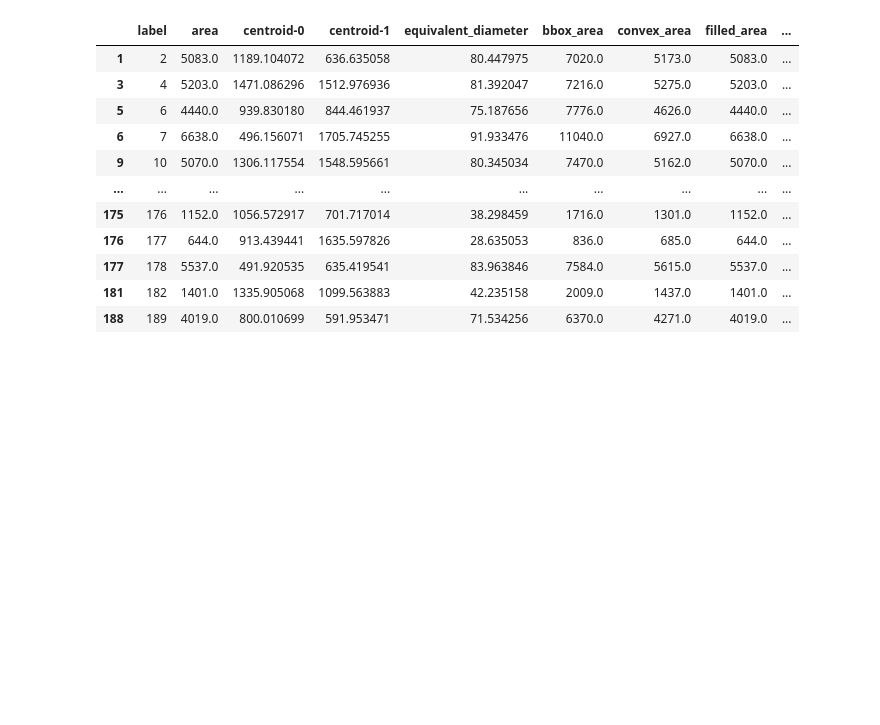
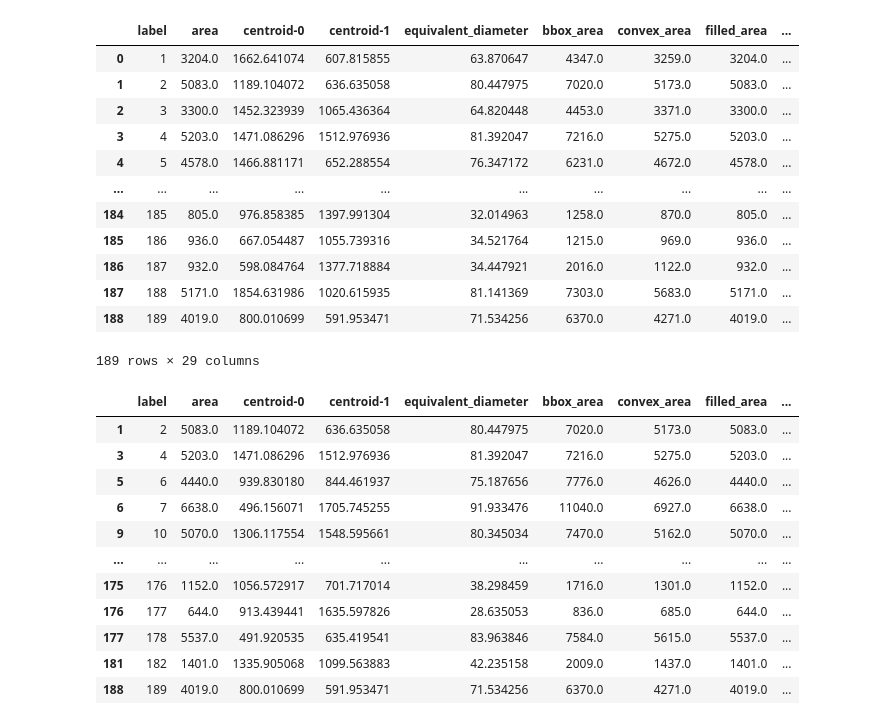
Before and after one commit to JeroFotinos/experimental_image_analysis, a Jupyter notebook: slice_3_vs_4.ipynb, the cells around one changed output. Cells and saved outputs as stored; diff of their text form; code cells hidden in the pictures; blank space fills up the shorter version.

```diff
--- a/slice_3_vs_4.ipynb
+++ b/slice_3_vs_4.ipynb
@@ -71,6 +71,22 @@ csv_file_path_4 = os.path.join(directory_4, "cell_features_slice_4.csv")
 # # Read the CSV file into a DataFrame
 df_slice_3 = pd.read_csv(csv_file_path_3)
 df_slice_4 = pd.read_csv(csv_file_path_4)
+# %%
+df_slice_3
+# %% [output]
+|  | label | area | centroid-0 | centroid-1 | equivalent_diameter | bbox_area | convex_area | filled_area | ... |
+| 0 | 1 | 3204.0 | 1662.641074 | 607.815855 | 63.870647 | 4347.0 | 3259.0 | 3204.0 | ... |
+| 1 | 2 | 5083.0 | 1189.104072 | 636.635058 | 80.447975 | 7020.0 | 5173.0 | 5083.0 | ... |
+| 2 | 3 | 3300.0 | 1452.323939 | 1065.436364 | 64.820448 | 4453.0 | 3371.0 | 3300.0 | ... |
+| 3 | 4 | 5203.0 | 1471.086296 | 1512.976936 | 81.392047 | 7216.0 | 5275.0 | 5203.0 | ... |
+| 4 | 5 | 4578.0 | 1466.881171 | 652.288554 | 76.347172 | 6231.0 | 4672.0 | 4578.0 | ... |
+| ... | ... | ... | ... | ... | ... | ... | ... | ... | ... |
+| 184 | 185 | 805.0 | 976.858385 | 1397.991304 | 32.014963 | 1258.0 | 870.0 | 805.0 | ... |
+| 185 | 186 | 936.0 | 667.054487 | 1055.739316 | 34.521764 | 1215.0 | 969.0 | 936.0 | ... |
+| 186 | 187 | 932.0 | 598.084764 | 1377.718884 | 34.447921 | 2016.0 | 1122.0 | 932.0 | ... |
+| 187 | 188 | 5171.0 | 1854.631986 | 1020.615935 | 81.141369 | 7303.0 | 5683.0 | 5171.0 | ... |
+| 188 | 189 | 4019.0 | 800.010699 | 591.953471 | 71.534256 | 6370.0 | 4271.0 | 4019.0 | ... |
+189 rows × 29 columns
 # %%
 df_slice_3.loc[df_slice_3['filtered_GMM_stemness'] == 1]
 # %% [output]
```
Also changed, not shown: parts of 2 cells of this notebook, 1 other file.
